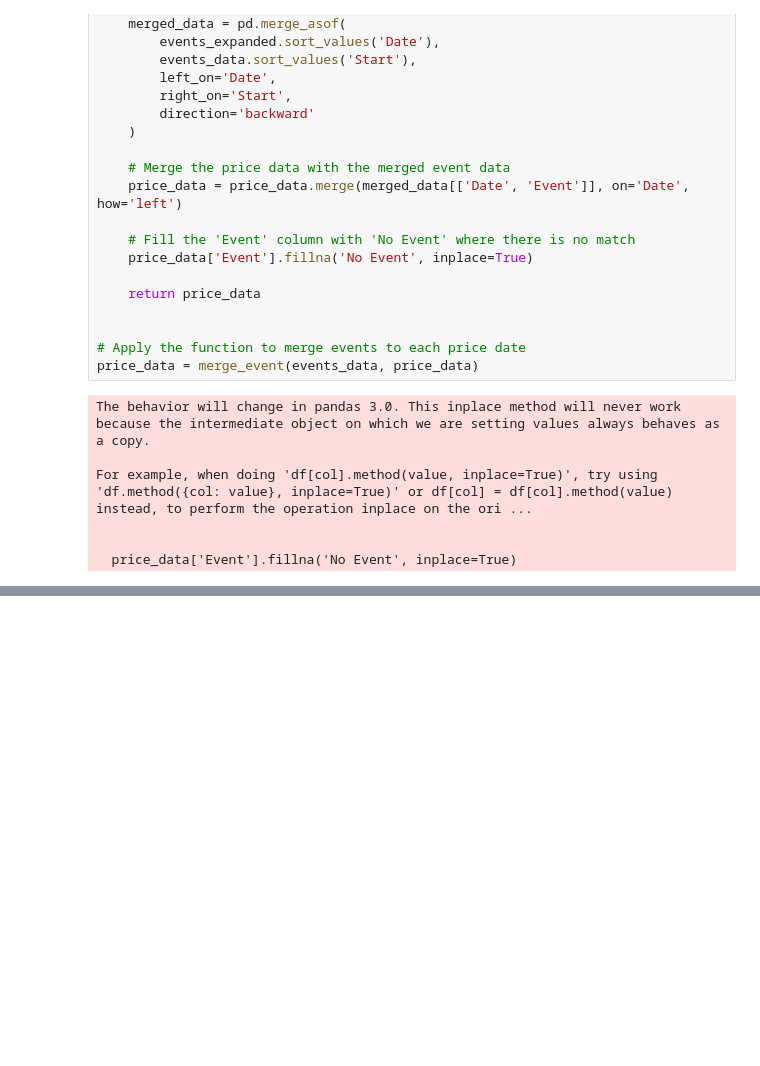
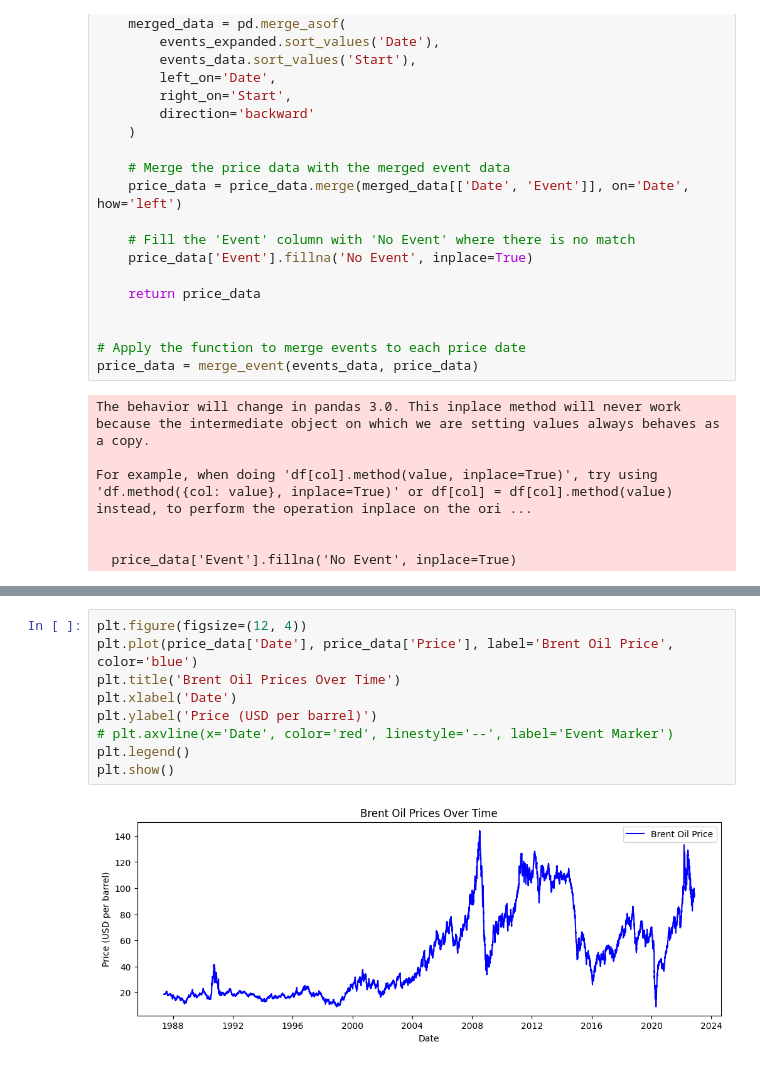
Before and after one commit to ab3lT/10-Academy-Week-10, a Jupyter notebook: notebooks/oil_prince_analysis.ipynb, the cells around one changed output, grey strips where cells are left out. Saved outputs shown, nothing was run; the diff lists cells and outputs as text; blank space fills up the shorter version.

```diff
--- a/notebooks/oil_prince_analysis.ipynb
+++ b/notebooks/oil_prince_analysis.ipynb
@@ -137,0 +240,11 @@ For example, when doing 'df[col].method(value, inplace=True)', try using 'df.met
+# %%
+plt.figure(figsize=(12, 4))
+plt.plot(price_data['Date'], price_data['Price'], label='Brent Oil Price', color='blue')
+plt.title('Brent Oil Prices Over Time')
+plt.xlabel('Date')
+plt.ylabel('Price (USD per barrel)')
+# plt.axvline(x='Date', color='red', linestyle='--', label='Event Marker')
+plt.legend()
+plt.show()
+# %% [output]
+[figure, added]
```
Also changed, not shown: parts of 10 cells of this notebook.
